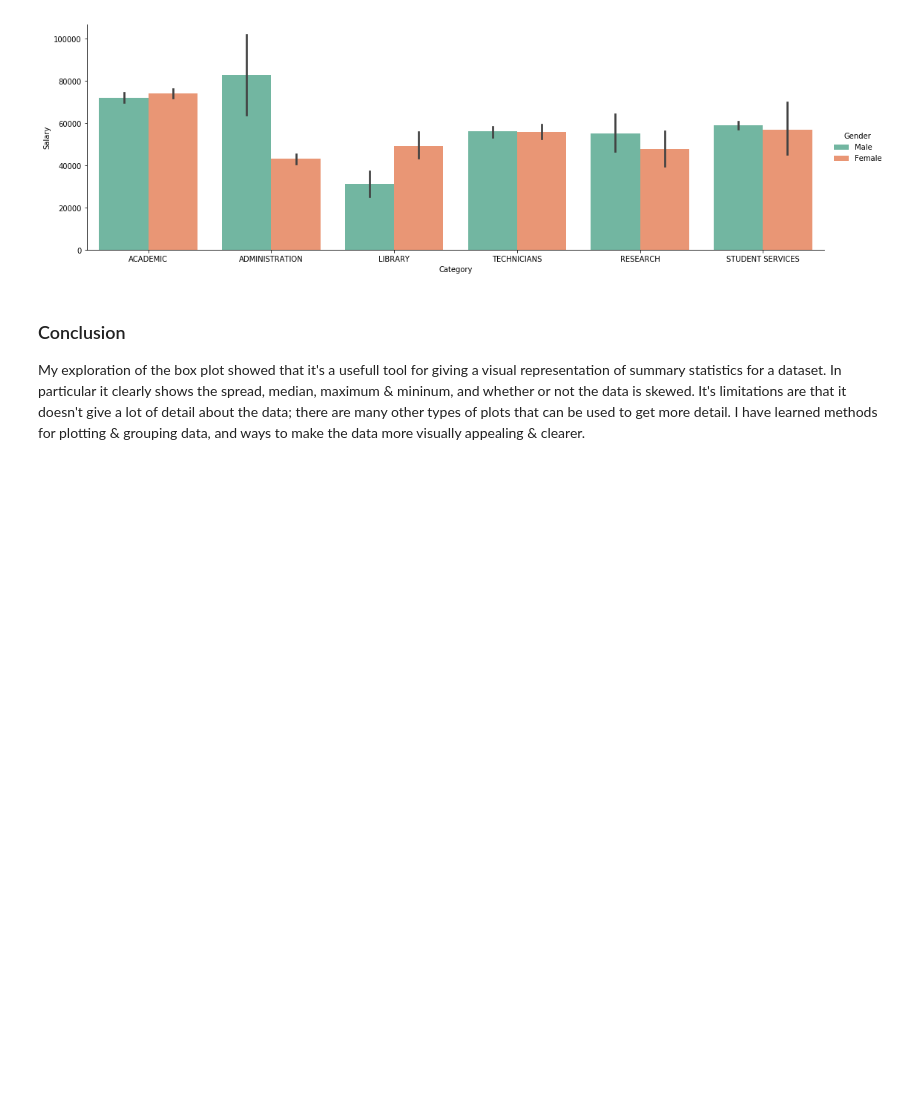
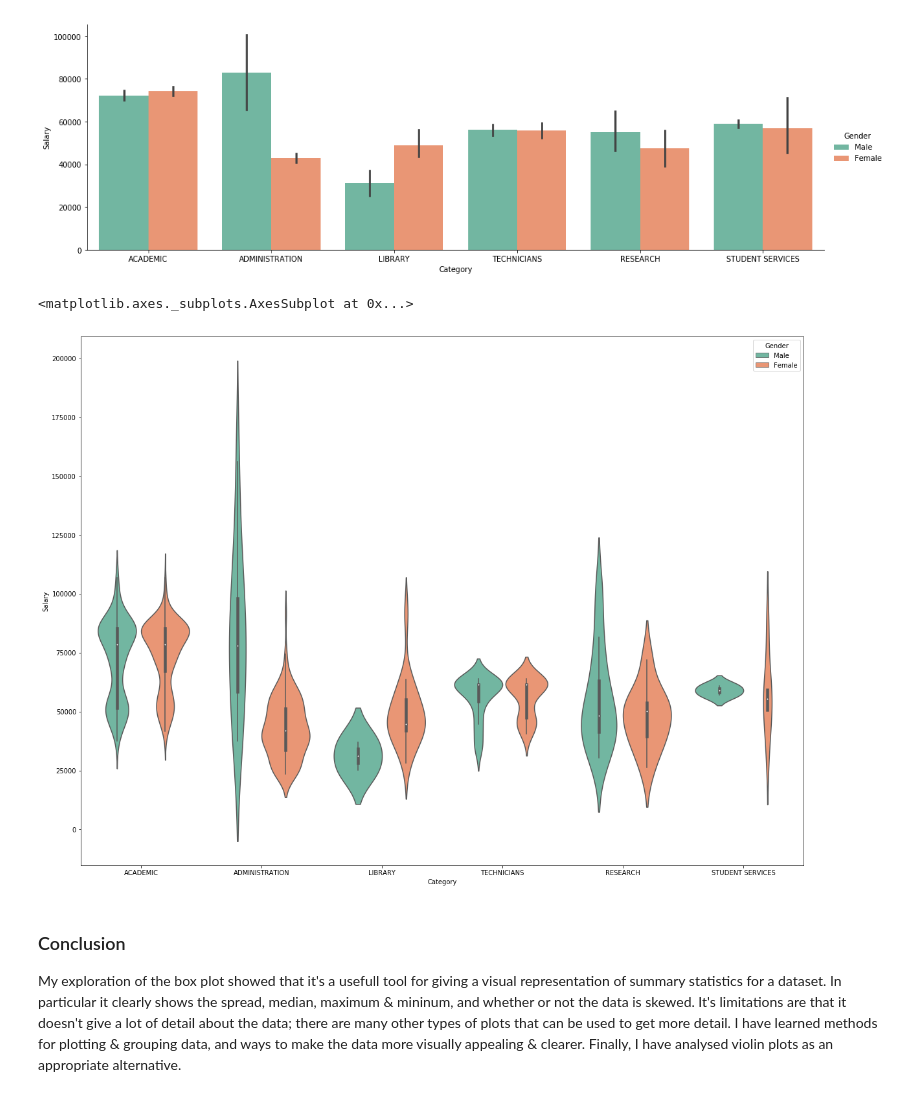
Before and after one commit to paulacduffy/boxplotsproject, a Jupyter notebook: Box Plots & their uses.ipynb, the cells around one changed output. Cells and saved outputs as stored; diff of their text form; code cells hidden in the pictures; blank space fills up the shorter version.

Commit message:
Added violin plot

```diff
--- a/Box Plots & their uses.ipynb
+++ b/Box Plots & their uses.ipynb
@@ -141,9 +147,16 @@ plt.show()
 sns.catplot(x="Category", y="Salary", hue="Gender", kind="bar", data=ndf, aspect = 3, palette="Set2");
 # %% [output]
 [figure]
+# %%
+%matplotlib inline
+plt.figure(figsize=(20,15))
+sns.violinplot(x="Category", y="Salary", hue ="Gender", data=ndf, aspect = 3, palette="Set2")
+# %% [output]
+<matplotlib.axes._subplots.AxesSubplot at 0x...>
+[figure, added]
 # %% [markdown]
 ### Conclusion
-My exploration of the box plot showed that it's a usefull tool for giving a visual representation of summary statistics for a dataset. In particular it clearly shows the spread, median, maximum & mininum, and whether or not the data is skewed. It's limitations are that it doesn't give a lot of detail about the data; there are many other types of plots that can be used to get more detail.  I have learned methods for plotting & grouping data, and ways to make the data more visually appealing & clearer.
+My exploration of the box plot showed that it's a usefull tool for giving a visual representation of summary statistics for a dataset. In particular it clearly shows the spread, median, maximum & mininum, and whether or not the data is skewed. It's limitations are that it doesn't give a lot of detail about the data; there are many other types of plots that can be used to get more detail.  I have learned methods for plotting & grouping data, and ways to make the data more visually appealing & clearer. Finally, I have analysed violin plots as an appropriate alternative.
 # %% [markdown]
 ## References
 
```
Also changed, not shown: parts of 5 cells of this notebook.
